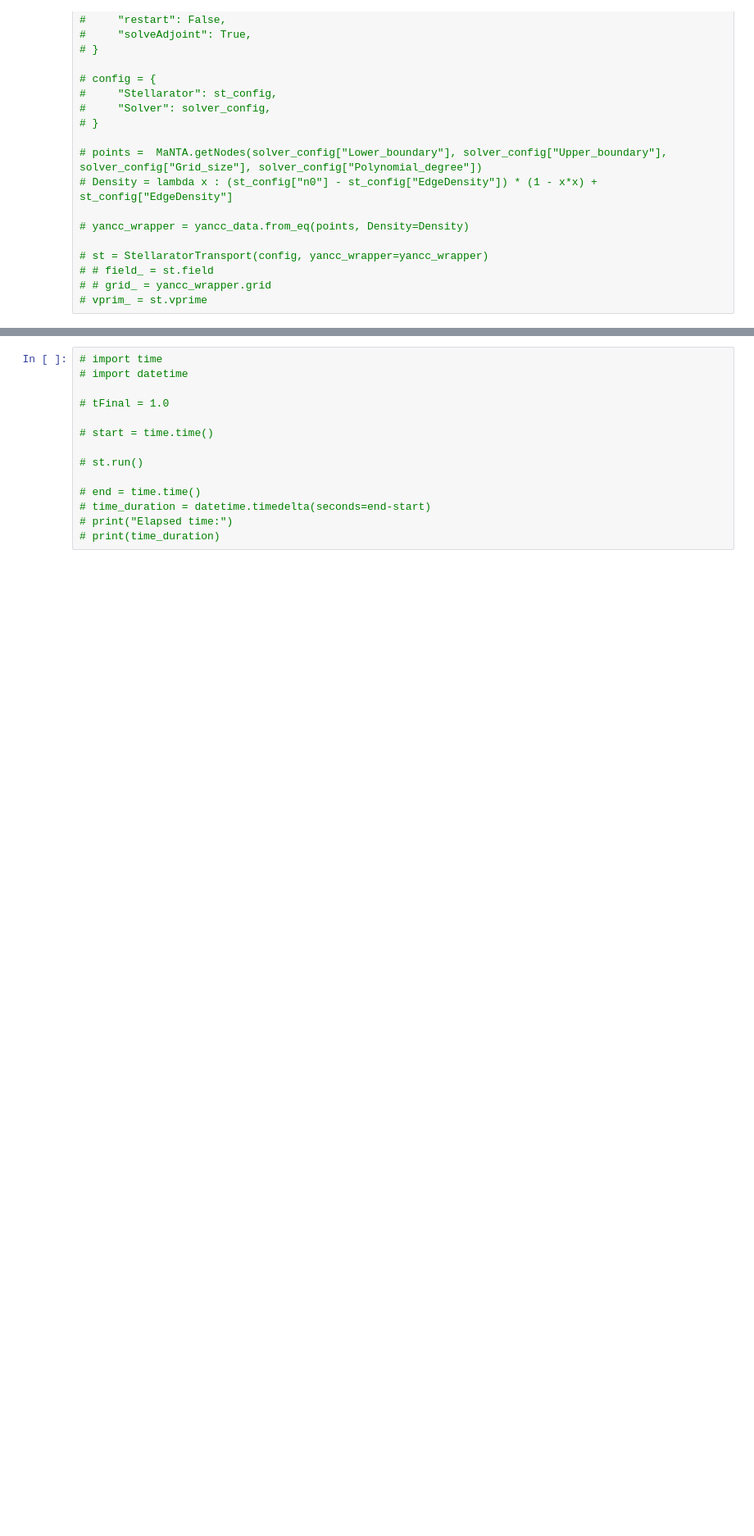
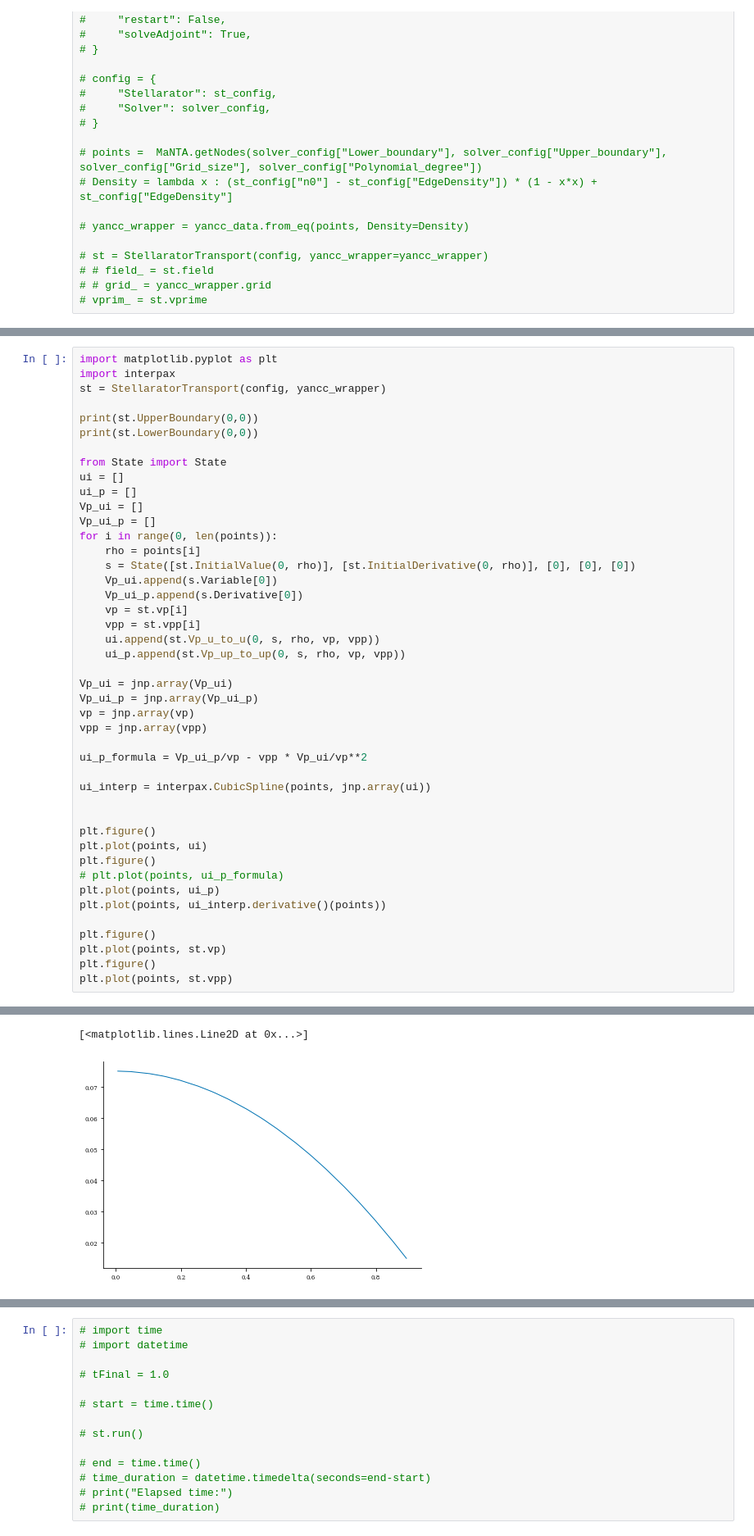
Before and after one commit to ianabel/MaNTA, a Jupyter notebook: python/StellaratorTransport.ipynb, the cells around one changed output, grey strips where cells are left out. Shown at 82% size. Saved outputs shown, nothing was run; the diff lists cells and outputs as text; blank space fills up the shorter version.

```diff
--- a/python/StellaratorTransport.ipynb
+++ b/python/StellaratorTransport.ipynb
@@ -59,0 +168,45 @@ Using cache directory: /global/cfs/cdirs/mp217/eatocco/__pycache__
+# %%
+import matplotlib.pyplot as plt
+import interpax
+st = StellaratorTransport(config, yancc_wrapper)
+
+print(st.UpperBoundary(0,0))
+print(st.LowerBoundary(0,0))
+
+from State import State
+ui = []
+ui_p = []
+Vp_ui = []
+Vp_ui_p = []
+for i in range(0, len(points)):
+    rho = points[i]
+    s = State([st.InitialValue(0, rho)], [st.InitialDerivative(0, rho)], [0], [0], [0])
+    Vp_ui.append(s.Variable[0])
+    Vp_ui_p.append(s.Derivative[0])
+    vp = st.vp[i]
+    vpp = st.vpp[i]
+    ui.append(st.Vp_u_to_u(0, s, rho, vp, vpp))
+    ui_p.append(st.Vp_up_to_up(0, s, rho, vp, vpp))
+
+Vp_ui = jnp.array(Vp_ui)
+Vp_ui_p = jnp.array(Vp_ui_p)
+vp = jnp.array(vp)
+vpp = jnp.array(vpp)
+
+ui_p_formula = Vp_ui_p/vp - vpp * Vp_ui/vp**2
+
+ui_interp = interpax.CubicSpline(points, jnp.array(ui))
+
+
+plt.figure()
+plt.plot(points, ui)
+plt.figure()
+# plt.plot(points, ui_p_formula)
+plt.plot(points, ui_p)
+plt.plot(points, ui_interp.derivative()(points))
+
+plt.figure()
+plt.plot(points, st.vp)
+plt.figure()
+plt.plot(points, st.vpp)
+# %% [output]
@@ -59,0 +230,2 @@ Using cache directory: /global/cfs/cdirs/mp217/eatocco/__pycache__
+[<matplotlib.lines.Line2D at 0x...>]
+[figure, added]
```
Also changed, not shown: parts of 5 cells of this notebook, 13 other files.
